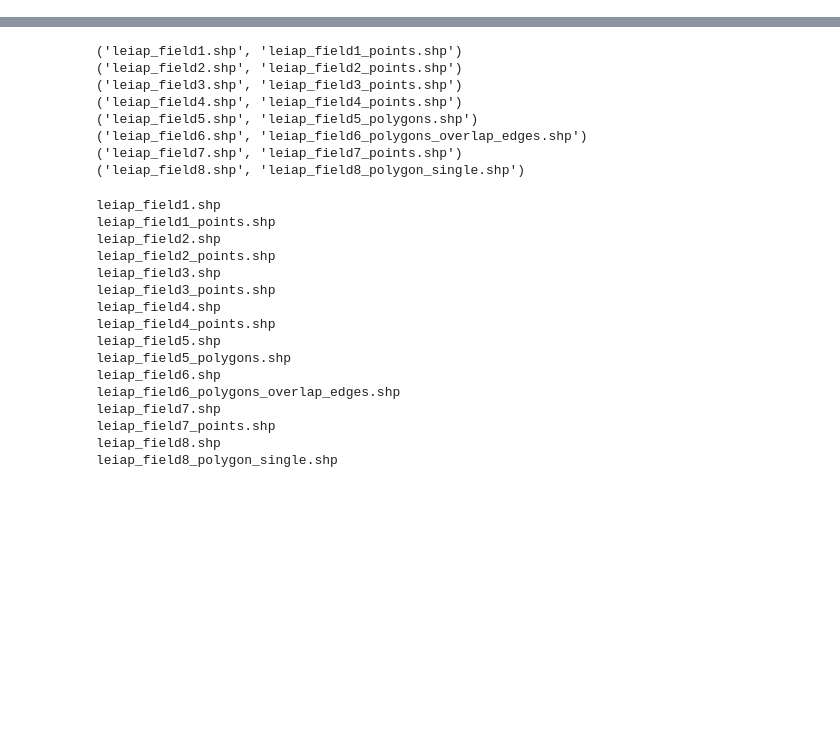
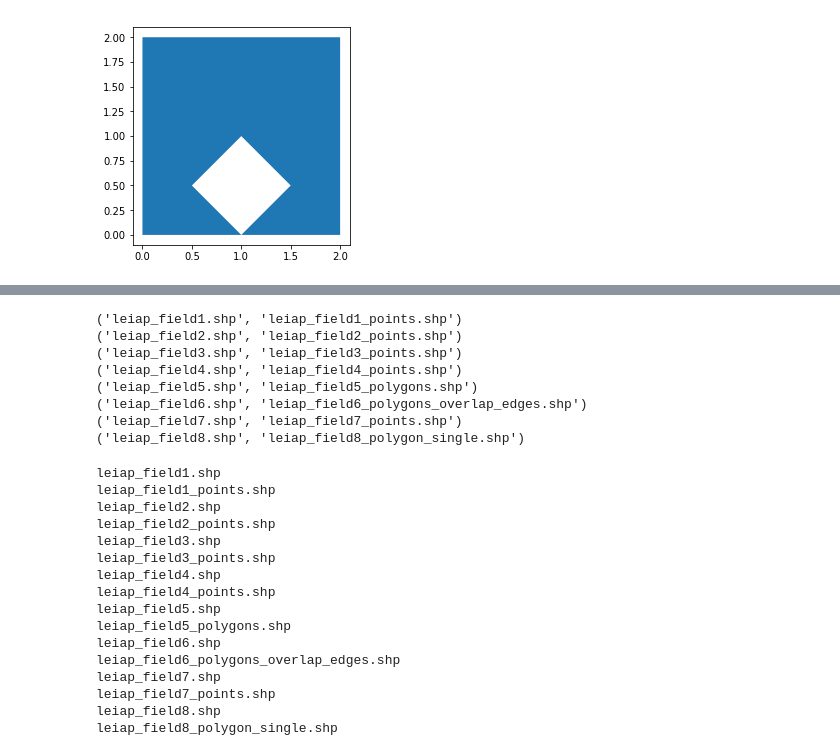
Before and after one commit to deppen8/prospect, a Jupyter notebook: notebooks/tests_dev.ipynb, the cells around one changed output, grey strips where cells are left out. Saved outputs shown, nothing was run; the diff lists cells and outputs as text; code cells hidden in the pictures; blank space fills up the shorter version.

```diff
--- a/notebooks/tests_dev.ipynb
+++ b/notebooks/tests_dev.ipynb
@@ -3,0 +7,10 @@ from scipy.stats._distn_infrastructure import rv_frozen
+# %%
+exterior = [(0, 0), (0, 2), (2, 2), (2, 0), (0, 0)]
+interior = [(1, 0), (0.5, 0.5), (1, 1), (1.5, 0.5), (1, 0)][::-1]
+polygon = Polygon(exterior, [interior])
+base = gpd.GeoDataFrame({'name': ['test_polygon_gdf'],
+                         'geometry': polygon}, geometry='geometry')
+# %%
+base.plot();
+# %% [output]
+[figure, added]
```
Also changed, not shown: parts of 15 cells of this notebook, 1 other file.
